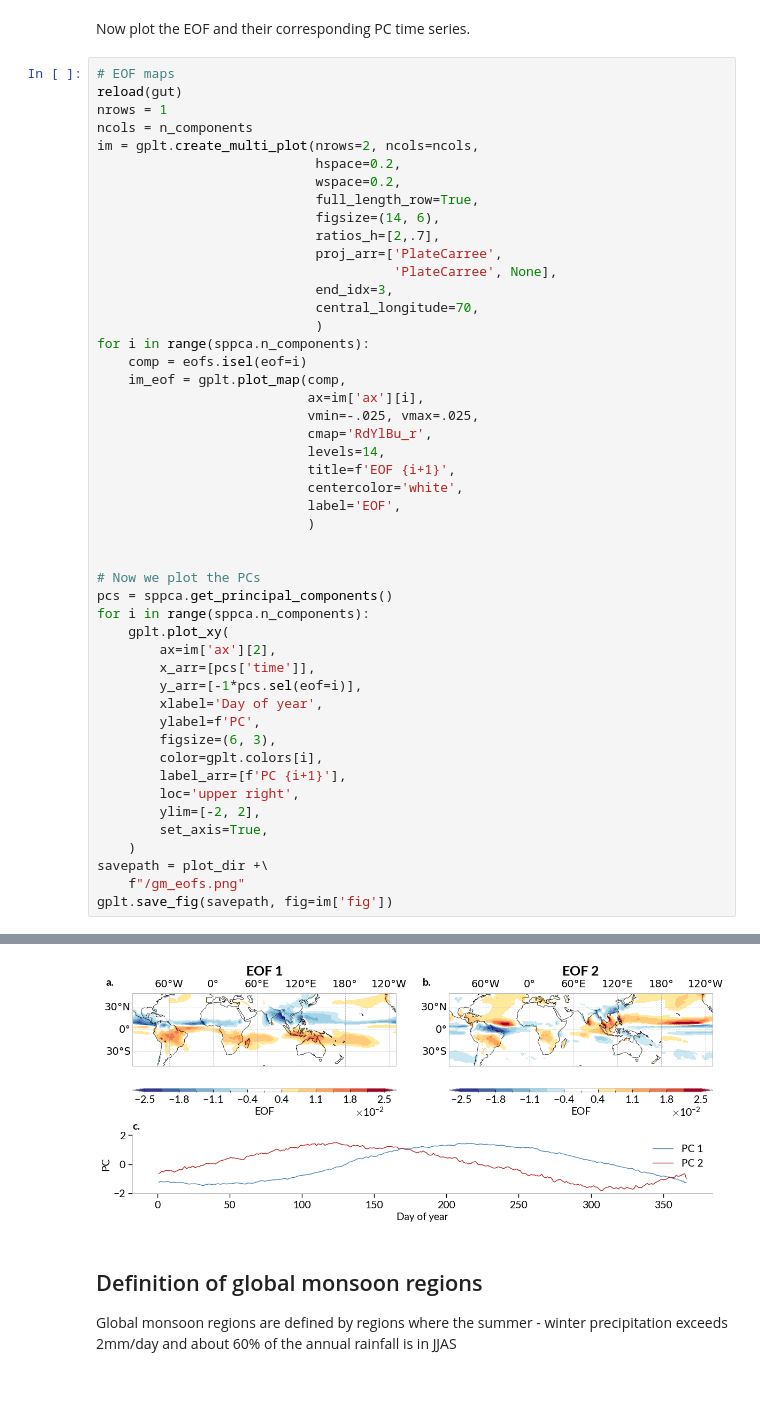
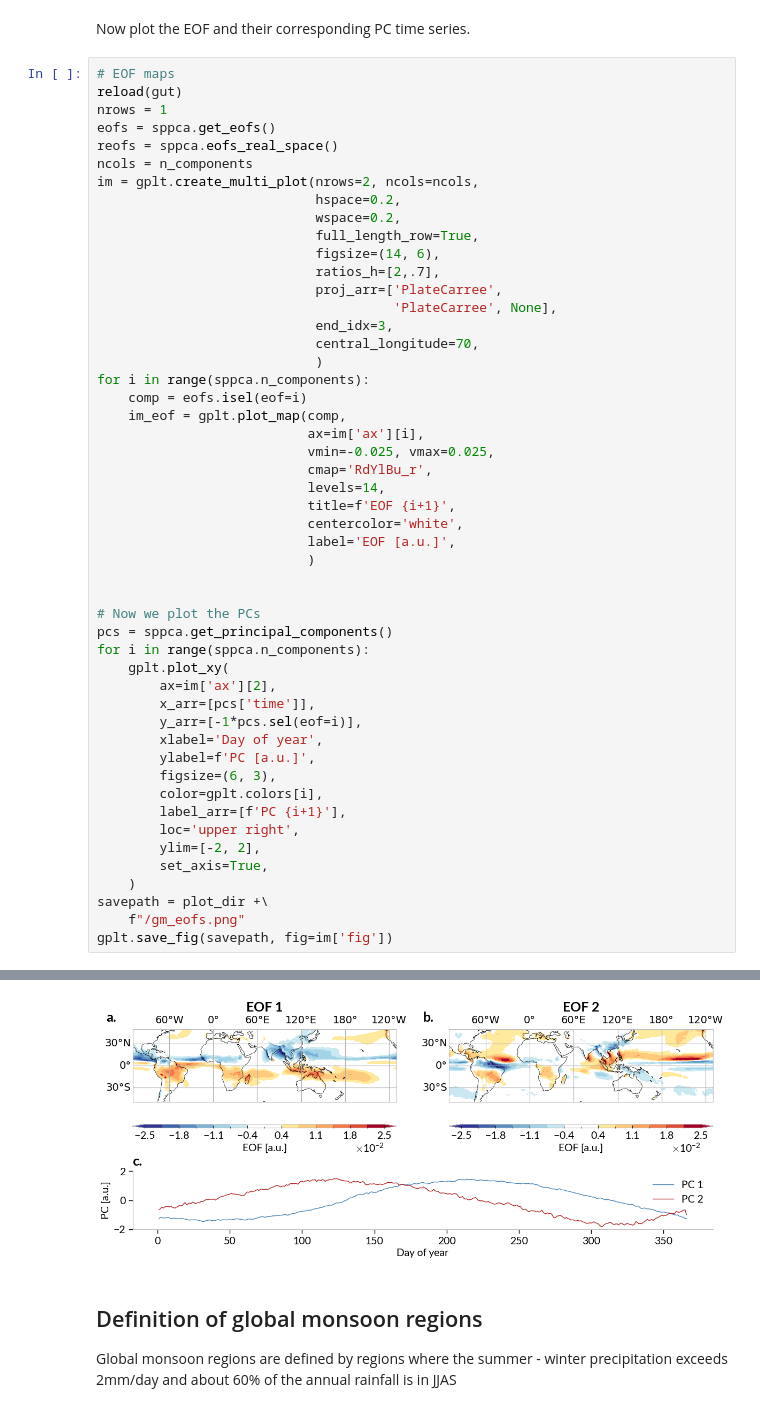
Before and after one commit to fstrnad/geoutils, a Jupyter notebook: tutorials/global_monsoon.ipynb, the cells around one changed output, grey strips where cells are left out. Drawn from its saved outputs; the diff is of its cells as text.

```diff
--- a/tutorials/global_monsoon.ipynb
+++ b/tutorials/global_monsoon.ipynb
@@ -77,6 +114,8 @@ Now plot the EOF and their corresponding PC time series.
 # EOF maps
 reload(gut)
 nrows = 1
+eofs = sppca.get_eofs()
+reofs = sppca.eofs_real_space()
 ncols = n_components
 im = gplt.create_multi_plot(nrows=2, ncols=ncols,
                             hspace=0.2,
@@ -93,12 +132,12 @@ for i in range(sppca.n_components):
     comp = eofs.isel(eof=i)
     im_eof = gplt.plot_map(comp,
                            ax=im['ax'][i],
-                           vmin=-.025, vmax=.025,
+                           vmin=-0.025, vmax=0.025,
                            cmap='RdYlBu_r',
                            levels=14,
                            title=f'EOF {i+1}',
                            centercolor='white',
-                           label='EOF',
+                           label='EOF [a.u.]',
                            )
 
 
@@ -110,7 +149,7 @@ for i in range(sppca.n_components):
         x_arr=[pcs['time']],
         y_arr=[-1*pcs.sel(eof=i)],
         xlabel='Day of year',
-        ylabel=f'PC',
+        ylabel=f'PC [a.u.]',
         figsize=(6, 3),
         color=gplt.colors[i],
         label_arr=[f'PC {i+1}'],
@@ -125,4 +166,4 @@ gplt.save_fig(savepath, fig=im['fig'])
-[figure, old version]
+[figure, new version]
 # %% [markdown]
 ## Definition of global monsoon regions
 
```
Also changed, not shown: parts of 9 cells of this notebook, 19 other files.
